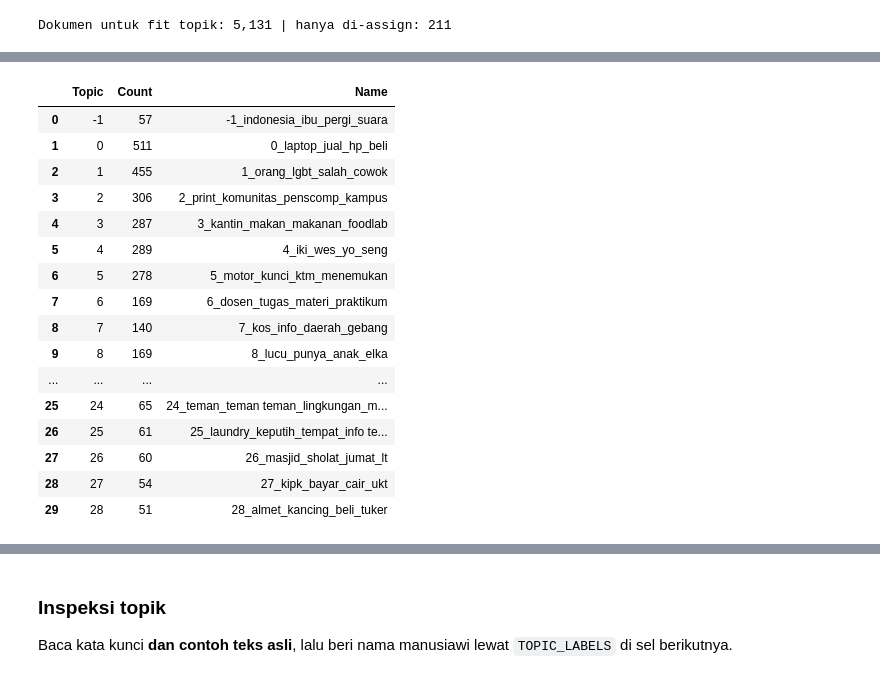
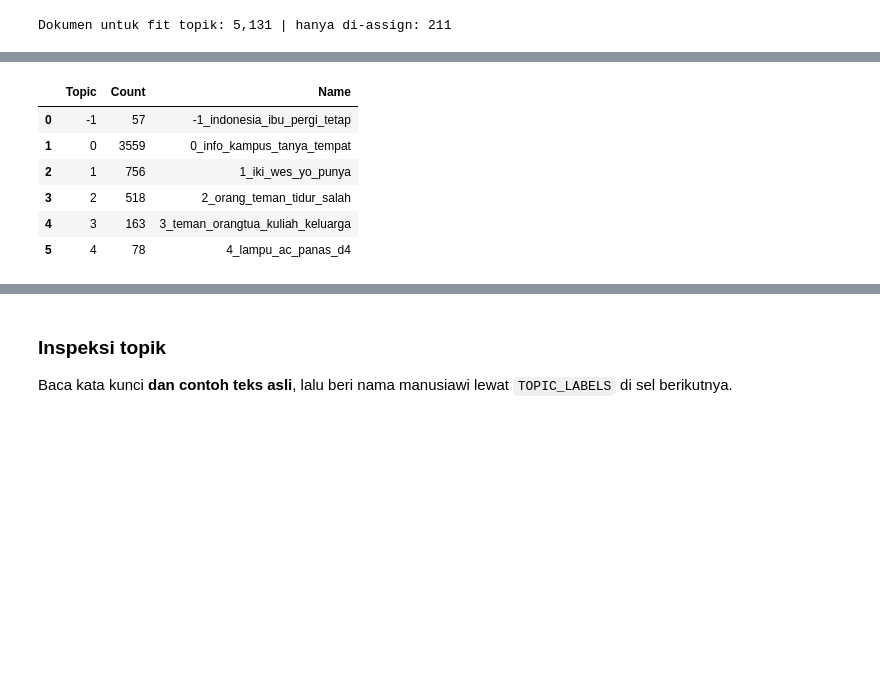
Before and after one commit to ardanrizky/Nadi-Kampus-, a Jupyter notebook: notebooks/nadikampus_topic_detection.ipynb, the cells around one changed output, grey strips where cells are left out. Cells and saved outputs as stored; diff of their text form; code cells hidden in the pictures; blank space fills up the shorter version.

Commit message:
feat: update notebooks and topic detection data outputs

```diff
--- a/notebooks/nadikampus_topic_detection.ipynb
+++ b/notebooks/nadikampus_topic_detection.ipynb
@@ -57,6 +59,7 @@ MIN_TOKENS_TOPIC  = 3     # dokumen < 3 token tidak ikut membentuk topik (hanya
 MIN_CLUSTER_SIZE  = 25    # naik -> topik lebih sedikit & umum
 OUTLIER_THRESHOLD = 0.35  # similarity minimal untuk memindahkan outlier / dokumen pendek ke topik terdekat
 RUN_SWEEP = False         # True -> bandingkan beberapa min_cluster_size
+NR_TOPICS = 6             # jumlah topik BESAR untuk dashboard (disarankan 4-6). None -> tanpa penggabungan (topik halus saja)
 
 SEED = 42
 random.seed(SEED); np.random.seed(SEED); torch.manual_seed(SEED)
@@ -178,45 +183,76 @@ Dokumen untuk fit topik: 5,131 | hanya di-assign: 211
 topic_model = make_topic_model()
 topics, probs = topic_model.fit_transform(docs_fit, embeddings=emb_fit)
 topics = np.array(topics)
-n_topics = len(set(topics)) - (1 if -1 in topics else 0)
-print(f"\nTopik ditemukan: {n_topics} | outlier mentah: {(topics == -1).mean():.1%}")
+n_topics_raw = len(set(topics)) - (1 if -1 in topics else 0)
+print(f"\nTopik halus ditemukan: {n_topics_raw} | outlier mentah: {(topics == -1).mean():.1%}")
 
-# pindahkan outlier ke topik terdekat (berdasarkan embedding)
+# 1) pindahkan outlier ke topik terdekat (berdasarkan embedding)
 topics_red = topic_model.reduce_outliers(docs_fit, topics.tolist(), strategy="embeddings",
                                          embeddings=emb_fit, threshold=OUTLIER_THRESHOLD)
 topic_model.update_topics(docs_fit, topics=topics_red,
                           vectorizer_model=topic_model.vectorizer_model,
                           representation_model=MaximalMarginalRelevance(diversity=0.4))
-topics_red = np.array(topics_red)
-print(f"Outlier setelah reduce_outliers: {(topics_red == -1).mean():.1%}")
+topics_fine = np.array(topics_red)
+print(f"Outlier setelah reduce_outliers: {(topics_fine == -1).mean():.1%}")
+
+# simpan ringkasan topik halus sebelum digabung
+info_fine = topic_model.get_topic_info().copy()
+info_fine["kata_kunci"] = info_fine.Topic.map(
+    lambda t: ", ".join(w for w, _ in topic_model.get_topic(t)[:8]) if t != -1 else "-")
+
+# 2) gabungkan topik halus -> NR_TOPICS topik besar (hierarchical merge berdasarkan c-TF-IDF)
+if NR_TOPICS and n_topics_raw > NR_TOPICS:
+    topic_model.reduce_topics(docs_fit, nr_topics=NR_TOPICS)
+    topics_red = np.array(topic_model.topics_)
+else:
+    topics_red = topics_fine.copy()
+n_big = len(set(topics_red) - {-1})
+print(f"Topik besar untuk dashboard: {n_big} (target NR_TOPICS={NR_TOPICS})")
+if NR_TOPICS and n_big != NR_TOPICS:
+    print("   [i] Jumlah akhir bisa berbeda 1 dari target karena penanganan outlier -n_topic; ubah NR_TOPICS bila perlu.")
 
 # --- centroid tiap topik (dari embedding dokumen anggota) ---
-topic_ids = sorted(t for t in set(topics_red) if t != -1)
-centroids = np.vstack([emb_fit[topics_red == t].mean(0) for t in topic_ids])
-centroids /= np.linalg.norm(centroids, axis=1, keepdims=True)
+def build_centroids(labels):
+    ids = sorted(t for t in set(labels) if t != -1)
+    cen = np.vstack([emb_fit[labels == t].mean(0) for t in ids])
+    cen /= np.linalg.norm(cen, axis=1, keepdims=True)
+    return ids, cen
 
-def assign_by_centroid(e, thr=OUTLIER_THRESHOLD):
+topic_ids, centroids = build_centroids(topics_red)             # level dashboard
+topic_ids_fine, centroids_fine = build_centroids(topics_fine)  # level halus
+
+def assign_by_centroid(e, thr=OUTLIER_THRESHOLD, fine=False):
     """Assign embedding ke topik terdekat; -1 bila similarity < thr."""
-    sims = e @ centroids.T
+    ids, cen = (topic_ids_fine, centroids_fine) if fine else (topic_ids, centroids)
+    sims = e @ cen.T
     best, mx = sims.argmax(1), sims.max(1)
-    return np.where(mx >= thr, np.array(topic_ids)[best], -1), mx
+    return np.where(mx >= thr, np.array(ids)[best], -1), mx
 
 # --- tulis hasil ke dataframe ---
-df["topic_raw"] = -1
-df["topic"] = -1
+df["topic_raw"] = -1      # HDBSCAN apa adanya (halus, outlier = -1)
+df["topic_fine"] = -1     # topik halus setelah outlier dipindah
+df["topic"] = -1          # topik BESAR untuk dashboard
 df["topic_score"] = np.nan     # dokumen fit: membership prob HDBSCAN | dokumen pendek: cosine ke centroid
 df.loc[topic_mask, "topic_raw"]   = topics
+df.loc[topic_mask, "topic_fine"]  = topics_fine
 df.loc[topic_mask, "topic"]       = topics_red
 df.loc[topic_mask, "topic_score"] = np.asarray(probs, dtype=float)
 
 short = ~topic_mask
 if short.any():
     t_short, s_short = assign_by_centroid(emb[short])
-    df.loc[short, "topic_raw"] = t_short
+    t_short_f, _ = assign_by_centroid(emb[short], fine=True)
+    df.loc[short, "topic_raw"]  = t_short_f
+    df.loc[short, "topic_fine"] = t_short_f
     df.loc[short, "topic"] = t_short
     df.loc[short, "topic_score"] = s_short
 
 info = topic_model.get_topic_info()
 print(f"Outlier akhir di seluruh korpus: {(df.topic == -1).mean():.1%}")
-display(info[["Topic", "Count", "Name"]].head(30))
+display(info[["Topic", "Count", "Name"]])
+
+# proporsi tiap topik besar (inilah yang ditampilkan di "Topik dominan")
+share = (df[df.topic != -1].topic.value_counts(normalize=True).mul(100).round(1)
+           .rename("persen").rename_axis("Topic").reset_index())
+display(share)
 # %% [output]
@@ -233,17 +275,7 @@ Outlier akhir di seluruh korpus: 1.9%
 |  | Topic | Count | Name |
-| 0 | -1 | 57 | -1_indonesia_ibu_pergi_suara |
-| 1 | 0 | 511 | 0_laptop_jual_hp_beli |
-| 2 | 1 | 455 | 1_orang_lgbt_salah_cowok |
-| 3 | 2 | 306 | 2_print_komunitas_penscomp_kampus |
-| 4 | 3 | 287 | 3_kantin_makan_makanan_foodlab |
-| 5 | 4 | 289 | 4_iki_wes_yo_seng |
-| 6 | 5 | 278 | 5_motor_kunci_ktm_menemukan |
-| 7 | 6 | 169 | 6_dosen_tugas_materi_praktikum |
-| 8 | 7 | 140 | 7_kos_info_daerah_gebang |
-| 9 | 8 | 169 | 8_lucu_punya_anak_elka |
-| ... | ... | ... | ... |
-| 25 | 24 | 65 | 24_teman_teman teman_lingkungan_m... |
-| 26 | 25 | 61 | 25_laundry_keputih_tempat_info te... |
-| 27 | 26 | 60 | 26_masjid_sholat_jumat_lt |
-| 28 | 27 | 54 | 27_kipk_bayar_cair_ukt |
-| 29 | 28 | 51 | 28_almet_kancing_beli_tuker |
+| 0 | -1 | 57 | -1_indonesia_ibu_pergi_tetap |
+| 1 | 0 | 3559 | 0_info_kampus_tanya_tempat |
+| 2 | 1 | 756 | 1_iki_wes_yo_punya |
+| 3 | 2 | 518 | 2_orang_teman_tidur_salah |
+| 4 | 3 | 163 | 3_teman_orangtua_kuliah_keluarga |
+| 5 | 4 | 78 | 4_lampu_ac_panas_d4 |
```
Also changed, not shown: parts of 11 cells of this notebook, 1 other file.
